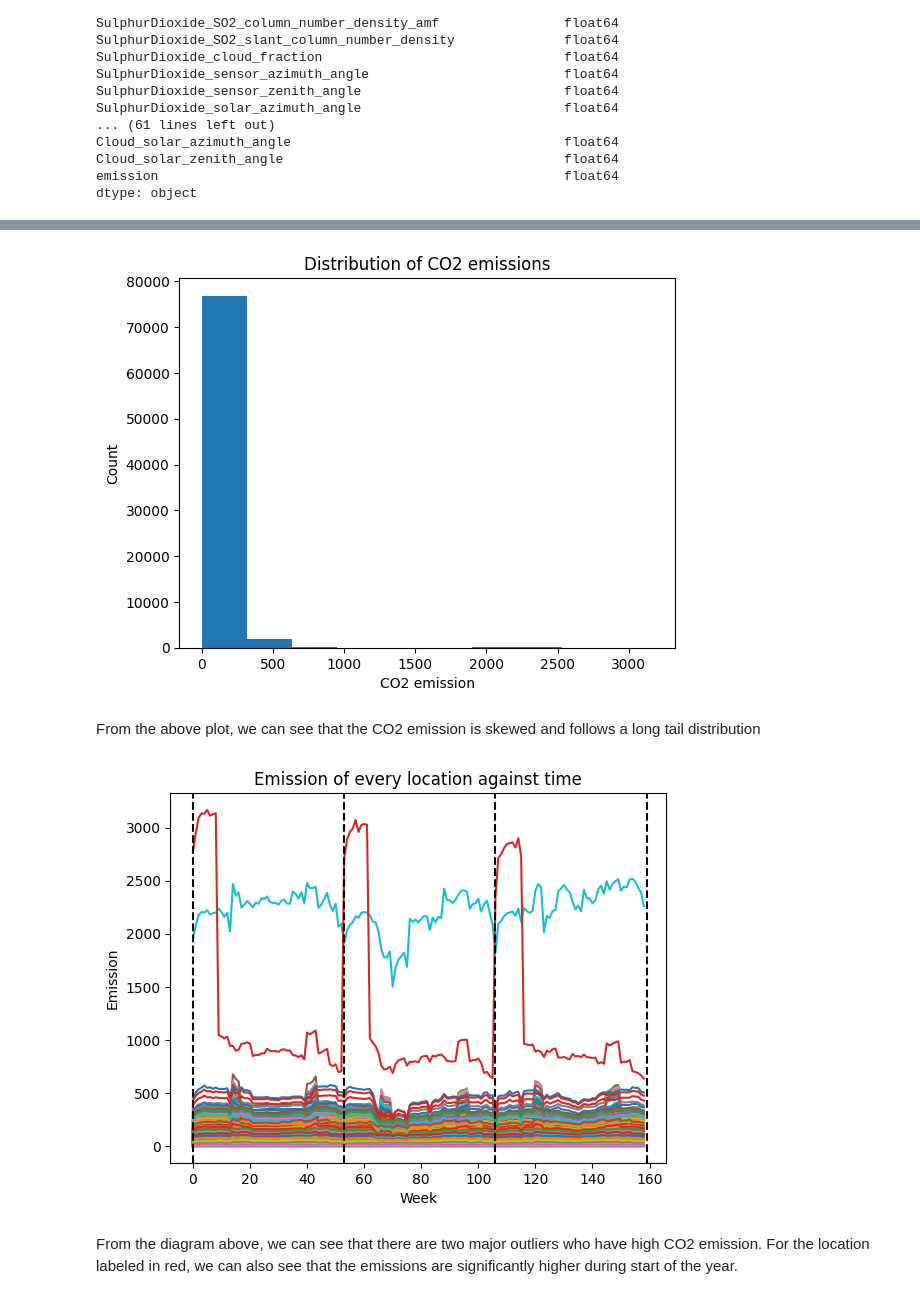
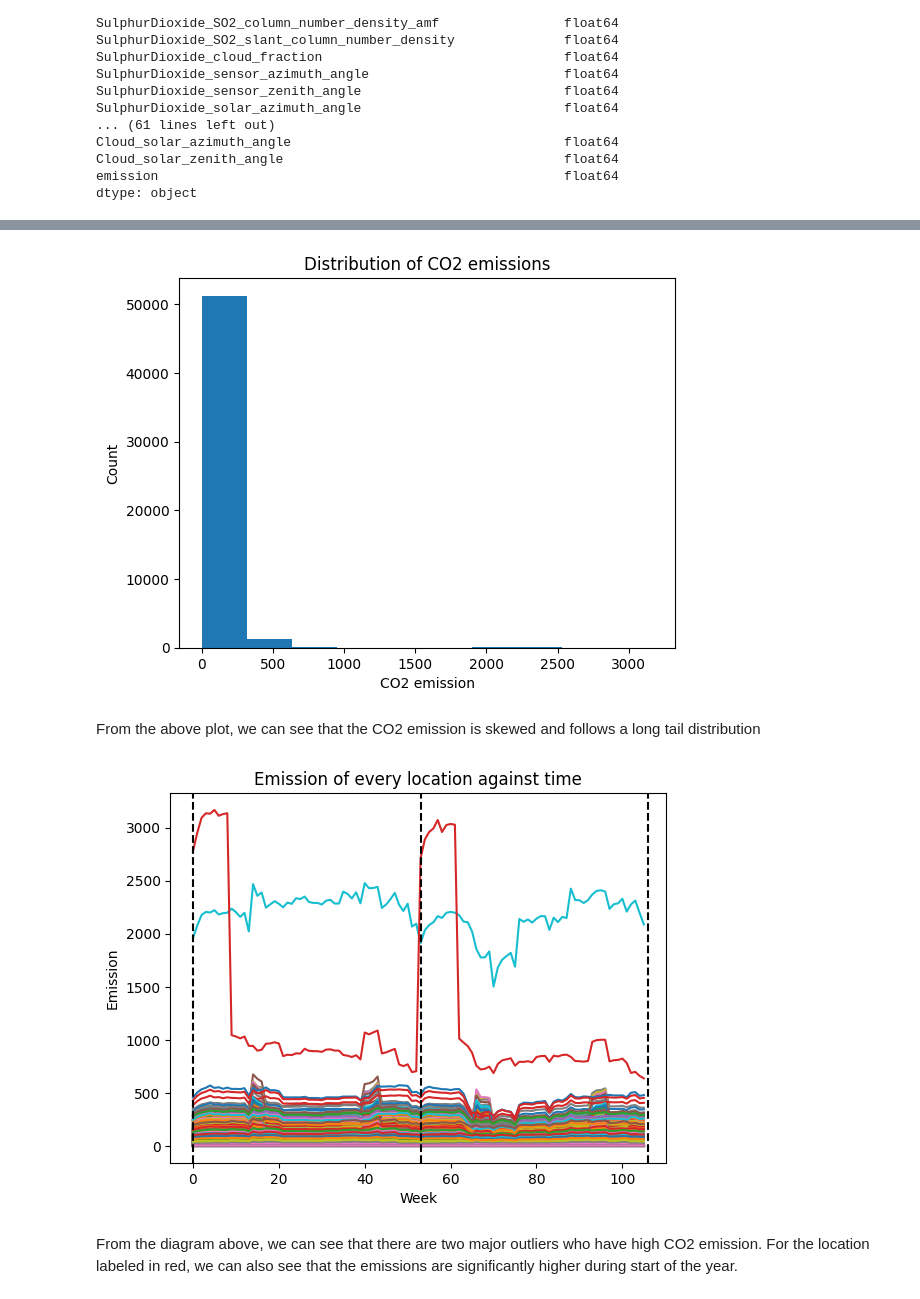
Before and after one commit to clhperry/brown-data1030, a Jupyter notebook: rwanda-co2-emission.ipynb, the cells around one changed output, grey strips where cells are left out. Drawn from its saved outputs; the diff is of its cells as text; code cells hidden in the pictures.

Commit message:
Kaggle Notebook | Rwanda CO2 Emission | Version 9

```diff
--- a/rwanda-co2-emission.ipynb
+++ b/rwanda-co2-emission.ipynb
@@ -2,8 +2,10 @@
 import numpy as np
 import pandas as pd
 # %%
-train = pd.read_csv('/kaggle/input/playground-series-s3e20/train.csv')
-test = pd.read_csv('/kaggle/input/playground-series-s3e20/test.csv')
+data = pd.read_csv('/kaggle/input/playground-series-s3e20/train.csv')
+
+train = data[data['year'] != 2021]
+test = data[data['year'] == 2021]
 
 #For reproducible results
 random_state = 42
@@ -88,25 +90,25 @@ plt.ylabel('Count')
 plt.title('Distribution of CO2 emissions')
 plt.show()
 # %% [output]
-[figure, old version]
+[figure, new version]
 # %% [markdown]
 From the above plot, we can see that the CO2 emission is skewed and follows a long tail distribution
 # %%
 #Seasonality Analysis
 for name, group in train.groupby(['latitude', 'longitude']):
     time_series = group['emission']
     plt.plot(range(len(time_series)), time_series)
 
 #year separator
-for week in [0, 53, 106, 159]:
+for week in [0, 53, 106]:
     plt.axvline(week, color='k', linestyle='--')
 
 plt.title('Emission of every location against time')
 plt.xlabel('Week')
 plt.ylabel('Emission')
 plt.show()
 # %% [output]
-[figure, old version]
+[figure, new version]
 # %% [markdown]
 From the diagram above, we can see that there are two major outliers who have high CO2 emission. For the location labeled in red, we can also see that the emissions are significantly higher during start of the year.
 # %%
```
Also changed, not shown: parts of 24 cells of this notebook.
